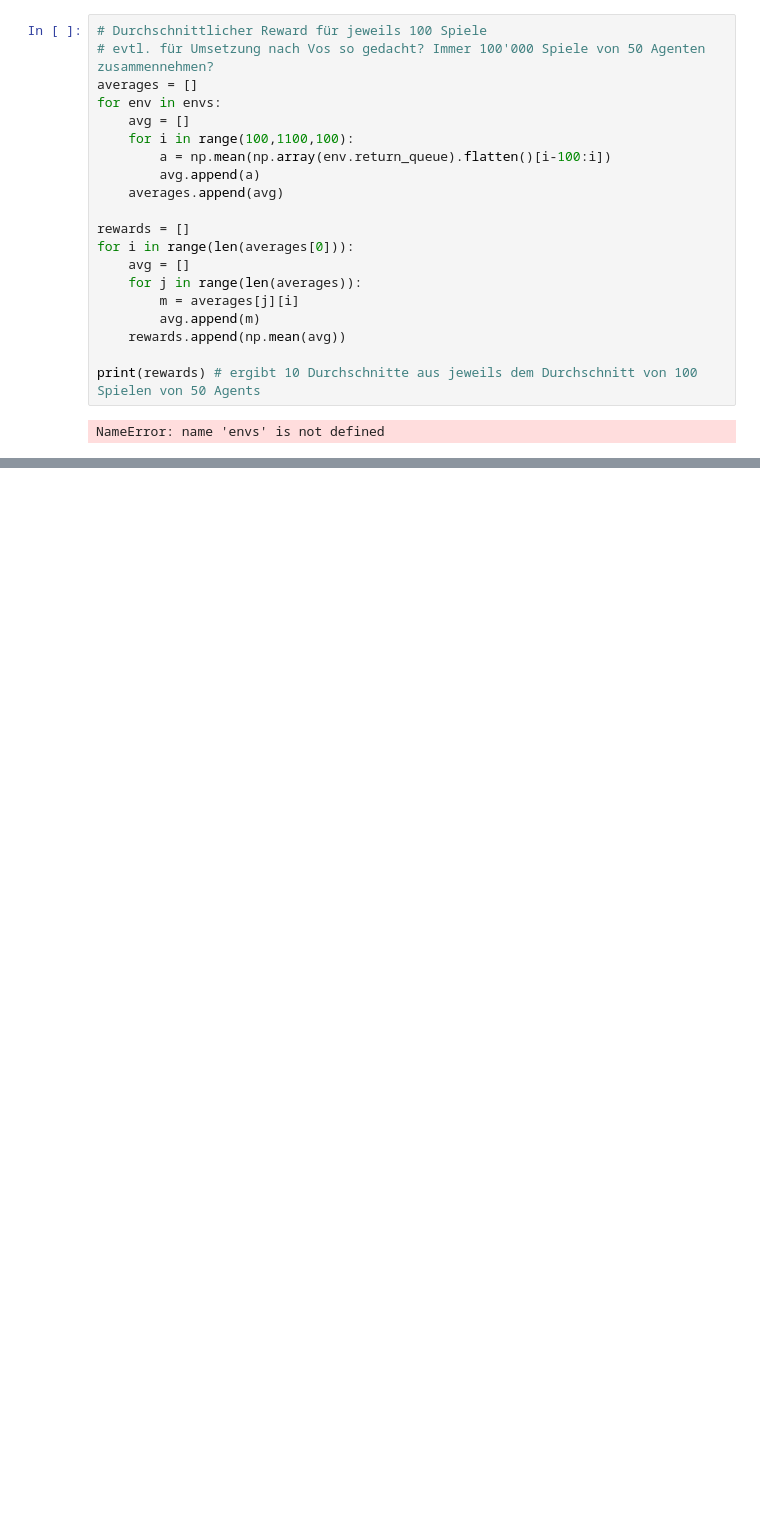
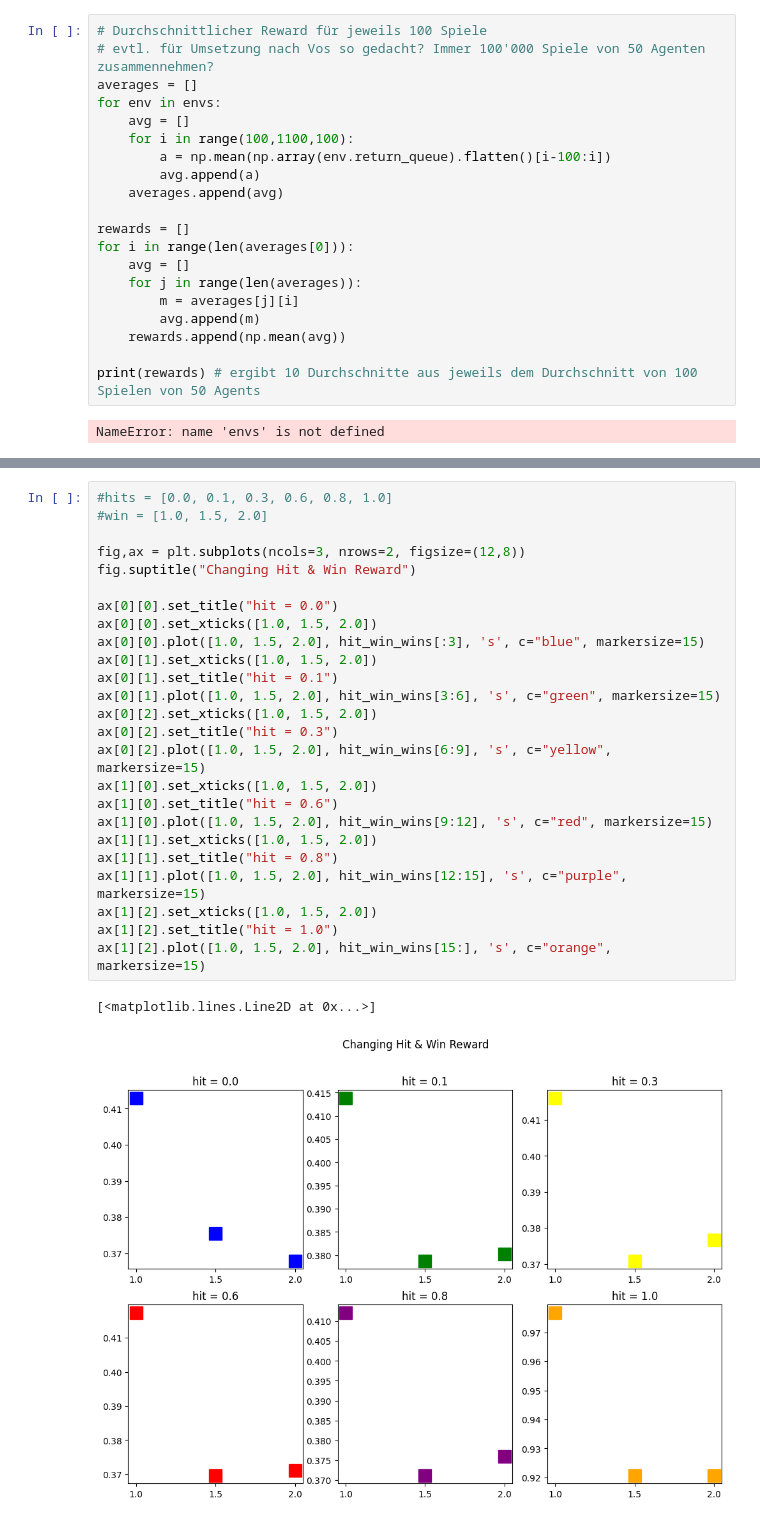
Before and after one commit to Famoose/blackjackers_reinf, a Jupyter notebook: q_agent_exploration_policies.ipynb, the cells around one changed output, grey strips where cells are left out. Drawn from its saved outputs; the diff is of its cells as text; blank space fills up the shorter version.

```diff
--- a/q_agent_exploration_policies.ipynb
+++ b/q_agent_exploration_policies.ipynb
@@ -178,0 +395,28 @@ NameError: name 'envs' is not defined
+# %%
+#hits = [0.0, 0.1, 0.3, 0.6, 0.8, 1.0]
+#win = [1.0, 1.5, 2.0]
+
+fig,ax = plt.subplots(ncols=3, nrows=2, figsize=(12,8))
+fig.suptitle("Changing Hit & Win Reward")
+
+ax[0][0].set_title("hit = 0.0")
+ax[0][0].set_xticks([1.0, 1.5, 2.0])
+ax[0][0].plot([1.0, 1.5, 2.0], hit_win_wins[:3], 's', c="blue", markersize=15)
+ax[0][1].set_xticks([1.0, 1.5, 2.0])
+ax[0][1].set_title("hit = 0.1")
+ax[0][1].plot([1.0, 1.5, 2.0], hit_win_wins[3:6], 's', c="green", markersize=15)
+ax[0][2].set_xticks([1.0, 1.5, 2.0])
+ax[0][2].set_title("hit = 0.3")
+ax[0][2].plot([1.0, 1.5, 2.0], hit_win_wins[6:9], 's', c="yellow", markersize=15)
+ax[1][0].set_xticks([1.0, 1.5, 2.0])
+ax[1][0].set_title("hit = 0.6")
+ax[1][0].plot([1.0, 1.5, 2.0], hit_win_wins[9:12], 's', c="red", markersize=15)
+ax[1][1].set_xticks([1.0, 1.5, 2.0])
+ax[1][1].set_title("hit = 0.8")
+ax[1][1].plot([1.0, 1.5, 2.0], hit_win_wins[12:15], 's', c="purple", markersize=15)
+ax[1][2].set_xticks([1.0, 1.5, 2.0])
+ax[1][2].set_title("hit = 1.0")
+ax[1][2].plot([1.0, 1.5, 2.0], hit_win_wins[15:], 's', c="orange", markersize=15)
+# %% [output]
+[<matplotlib.lines.Line2D at 0x...>]
+[figure, added]
```
Also changed, not shown: parts of 19 cells of this notebook.
